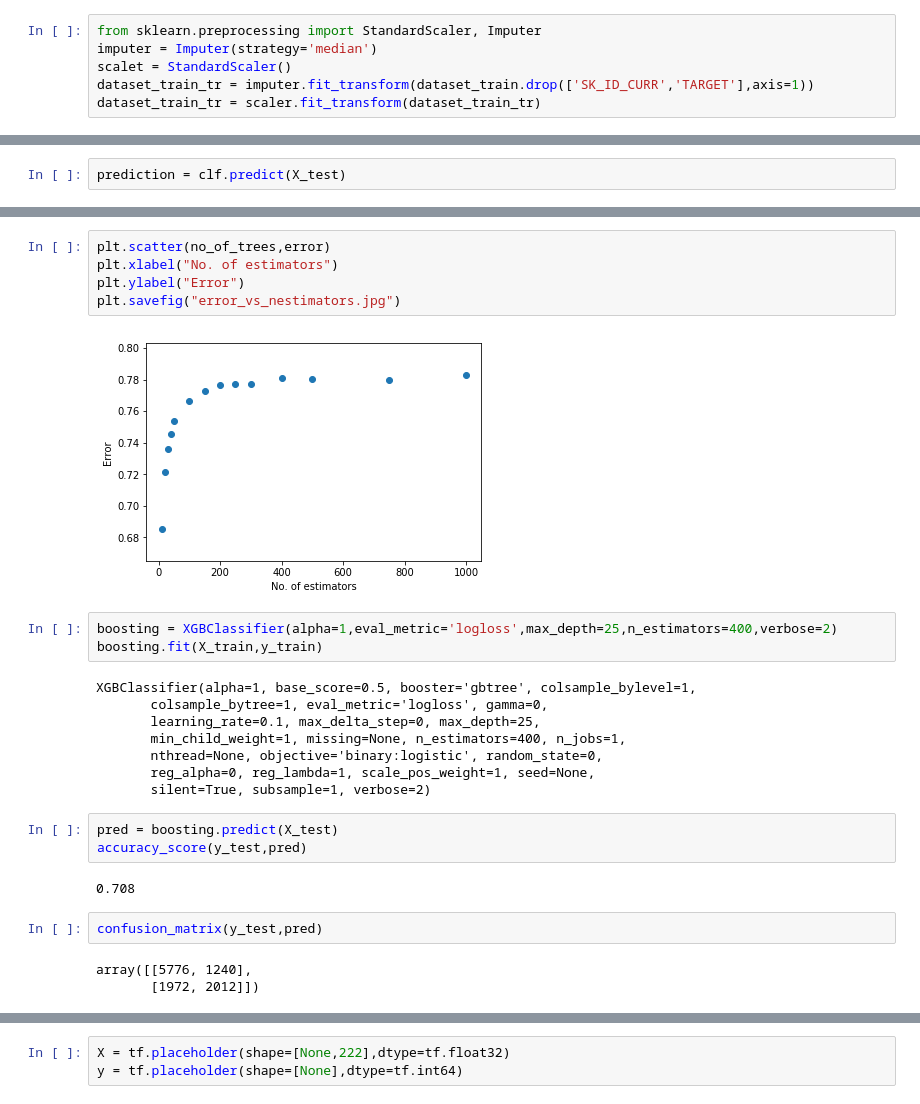
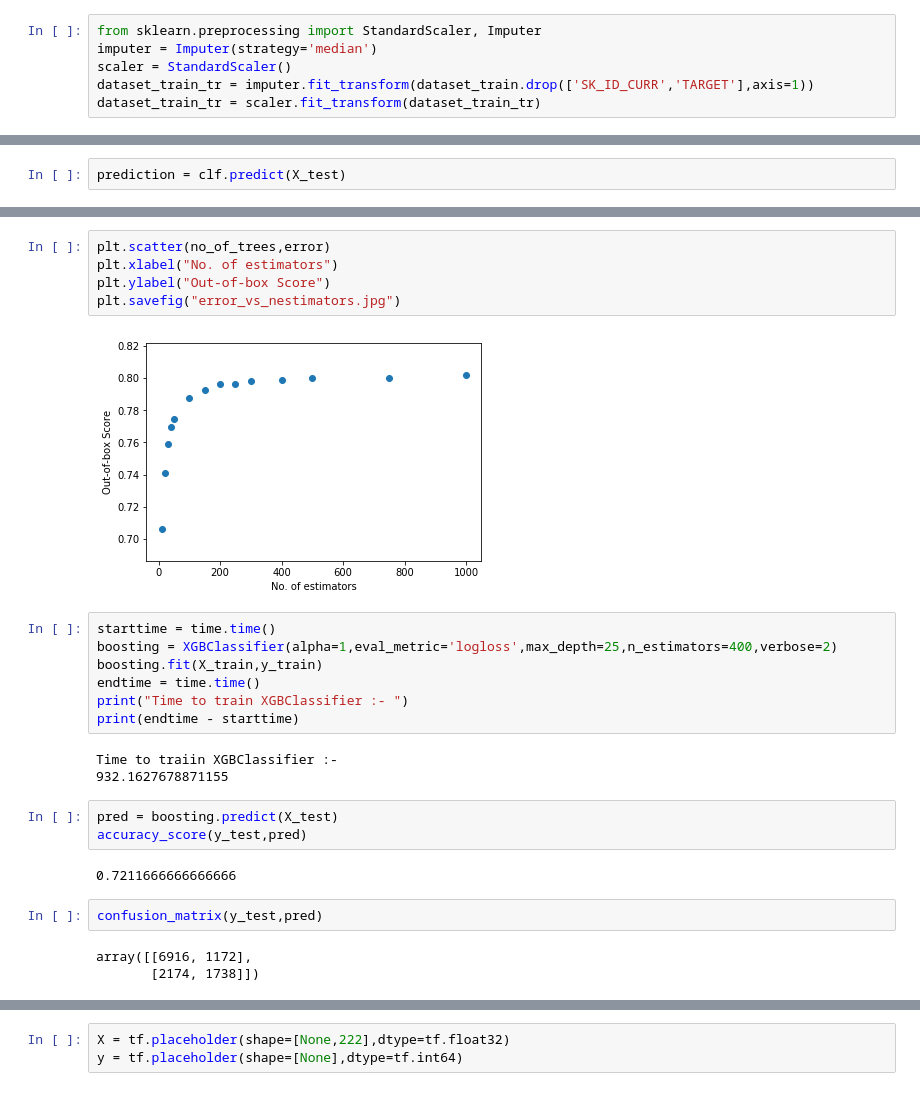
Before and after one commit to shashvat-kedia/Credit-Default-Risk-Prediction, a Jupyter notebook: CreditDefaultRiskPrediction.ipynb, the cells around one changed output, grey strips where cells are left out. Saved outputs shown, nothing was run; the diff lists cells and outputs as text.

```diff
--- a/CreditDefaultRiskPrediction.ipynb
+++ b/CreditDefaultRiskPrediction.ipynb
@@ -303,7 +322,7 @@ dataset_train = pd.concat([under_sampled_dataset_train_0,under_sampled_dataset_t
 # %%
 from sklearn.preprocessing import StandardScaler, Imputer
 imputer = Imputer(strategy='median')
-scalet = StandardScaler()
+scaler = StandardScaler()
 dataset_train_tr = imputer.fit_transform(dataset_train.drop(['SK_ID_CURR','TARGET'],axis=1))
 dataset_train_tr = scaler.fit_transform(dataset_train_tr)
 # %%
@@ -496,31 +530,30 @@ avg / total       0.69      0.70      0.69     11000
 # %%
 plt.scatter(no_of_trees,error)
 plt.xlabel("No. of estimators")
-plt.ylabel("Error")
+plt.ylabel("Out-of-box Score")
 plt.savefig("error_vs_nestimators.jpg")
 # %% [output]
-[figure, old version]
+[figure, new version]
 # %%
+starttime = time.time()
 boosting = XGBClassifier(alpha=1,eval_metric='logloss',max_depth=25,n_estimators=400,verbose=2)
 boosting.fit(X_train,y_train)
+endtime = time.time()
+print("Time to train XGBClassifier :- ")
+print(endtime - starttime)
 # %% [output]
-XGBClassifier(alpha=1, base_score=0.5, booster='gbtree', colsample_bylevel=1,
-       colsample_bytree=1, eval_metric='logloss', gamma=0,
-       learning_rate=0.1, max_delta_step=0, max_depth=25,
-       min_child_weight=1, missing=None, n_estimators=400, n_jobs=1,
-       nthread=None, objective='binary:logistic', random_state=0,
-       reg_alpha=0, reg_lambda=1, scale_pos_weight=1, seed=None,
-       silent=True, subsample=1, verbose=2)
+Time to traiin XGBClassifier :-
+932.1627678871155
 # %%
 pred = boosting.predict(X_test)
 accuracy_score(y_test,pred)
 # %% [output]
-0.708
+0.7211666666666666
 # %%
 confusion_matrix(y_test,pred)
 # %% [output]
-array([[5776, 1240],
-       [1972, 2012]])
+array([[6916, 1172],
+       [2174, 1738]])
 # %%
 generate_classifier_report(boosting,pred,boosting.predict_proba(X_test)[:,1],'xgb_classifier')
 # %% [output]
```
Also changed, not shown: parts of 20 cells of this notebook, 18 other files.
